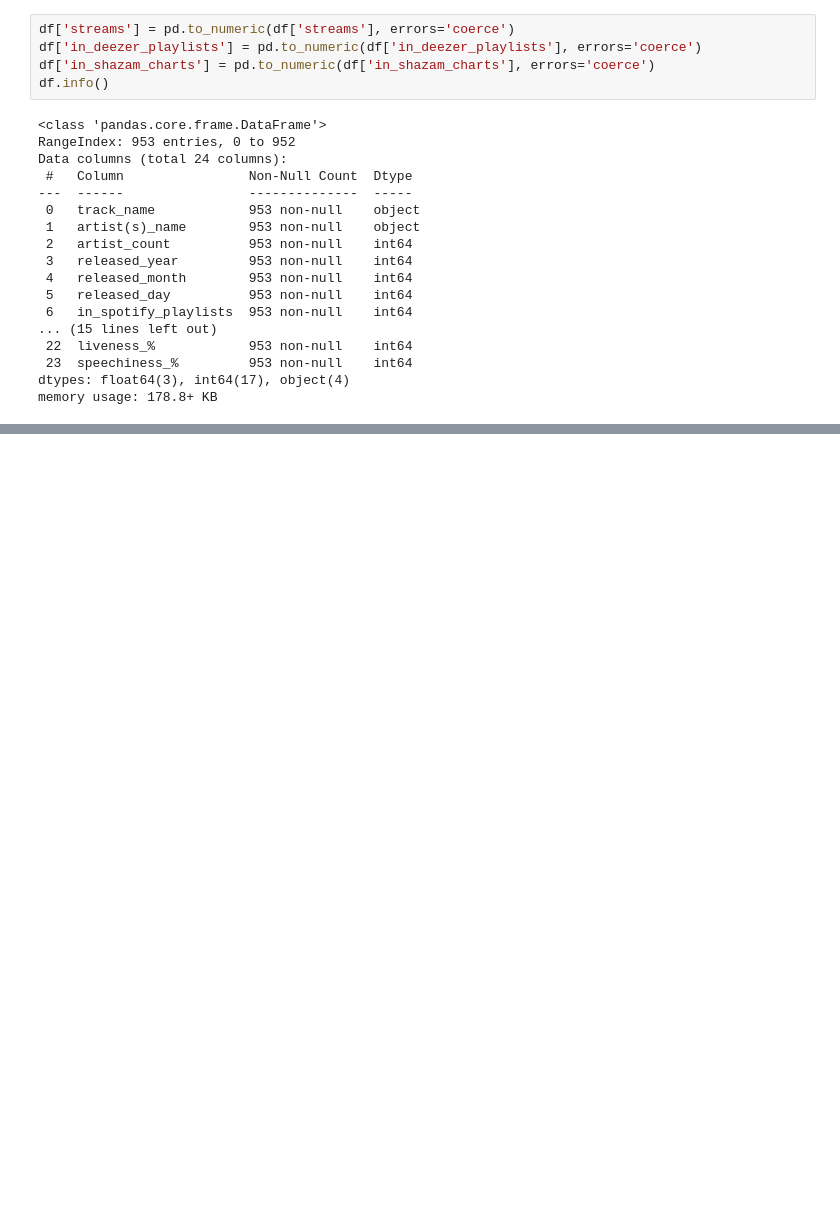
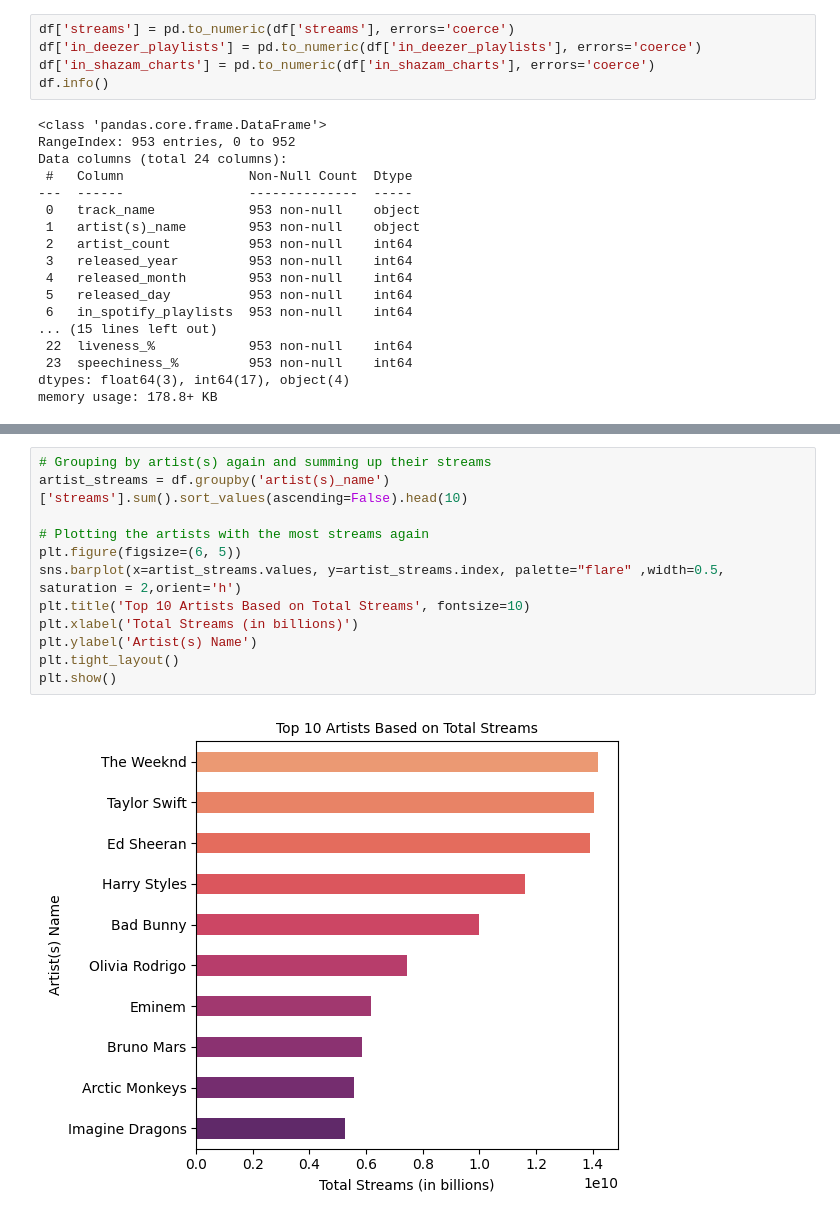
Before and after one commit to janaStani/CPA-MSSS, a Jupyter notebook: cross-platform-analysis.ipynb, the cells around one changed output, grey strips where cells are left out. Drawn from its saved outputs; the diff is of its cells as text; blank space fills up the shorter version.

```diff
--- a/cross-platform-analysis.ipynb
+++ b/cross-platform-analysis.ipynb
@@ -165,0 +168,14 @@ plt.show()
+# %%
+# Grouping by artist(s) again and summing up their streams
+artist_streams = df.groupby('artist(s)_name')['streams'].sum().sort_values(ascending=False).head(10)
+
+# Plotting the artists with the most streams again
+plt.figure(figsize=(6, 5))
+sns.barplot(x=artist_streams.values, y=artist_streams.index, palette="flare" ,width=0.5, saturation = 2,orient='h')
+plt.title('Top 10 Artists Based on Total Streams', fontsize=10)
+plt.xlabel('Total Streams (in billions)')
+plt.ylabel('Artist(s) Name')
+plt.tight_layout()
+plt.show()
+# %% [output]
+[figure, added]
```
Also changed, not shown: parts of 3 cells of this notebook.
